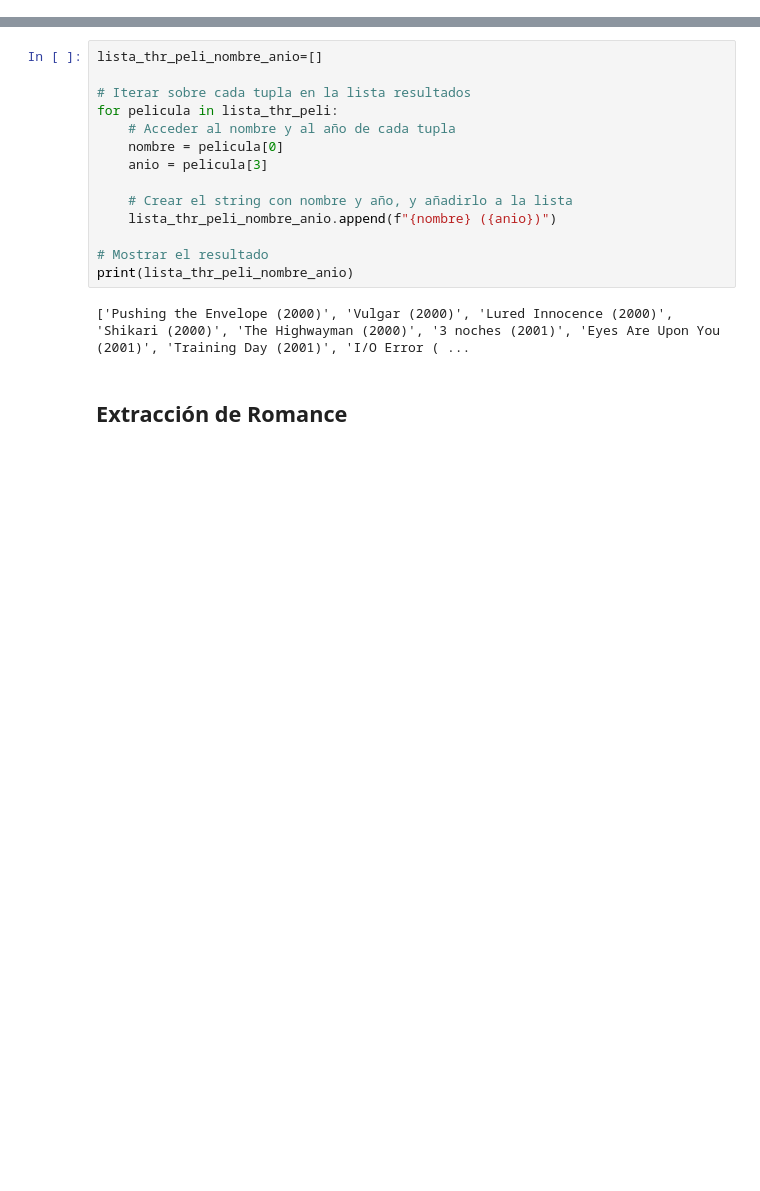
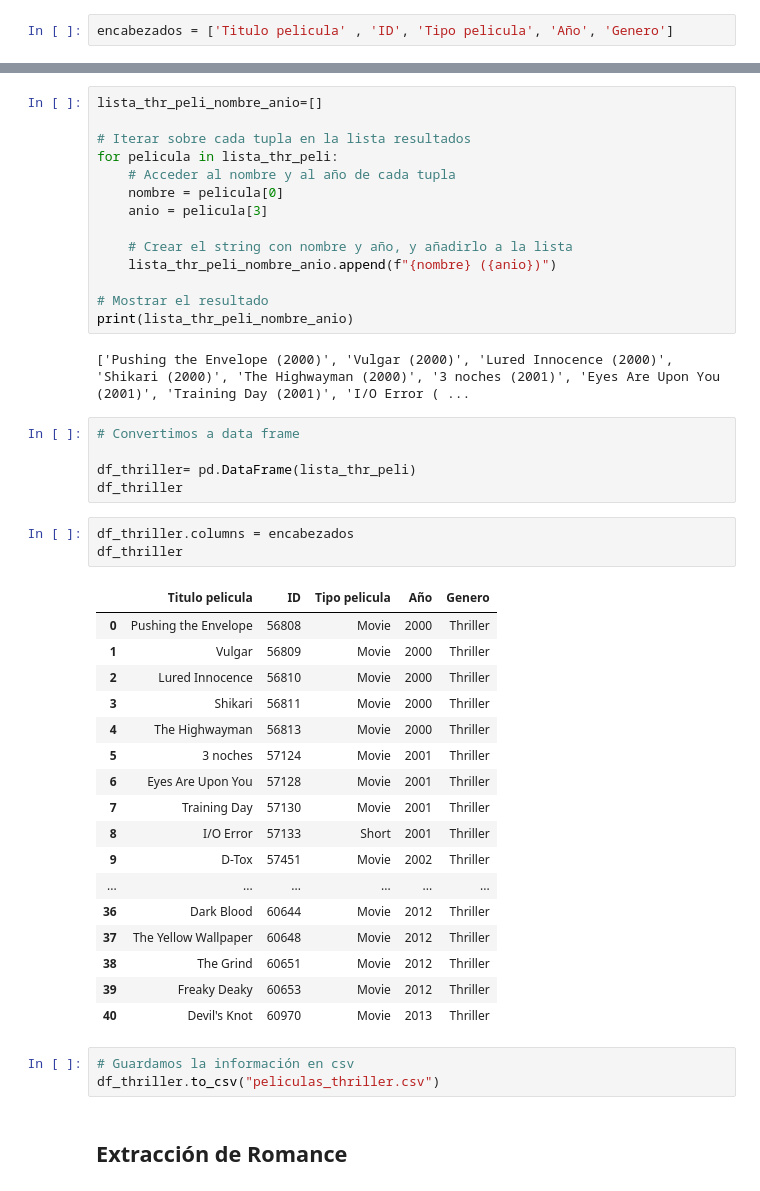
Before and after one commit to mariaie896/proyecto-da-promo-j-modulo-2-team-cinema-data, a Jupyter notebook: fase1_sprint1_extraccion.ipynb, the cells around one changed output, grey strips where cells are left out. Saved outputs shown, nothing was run; the diff lists cells and outputs as text; blank space fills up the shorter version.

Commit message:
csv peliculas de todos los generos

```diff
--- a/fase1_sprint1_extraccion.ipynb
+++ b/fase1_sprint1_extraccion.ipynb
@@ -119,0 +139,2 @@ Lista tupla de nombre y año de peli ['Love 101 (2000)', 'Nothing Sacred (2000)'
+# %%
+encabezados = ['Titulo pelicula' , 'ID', 'Tipo pelicula', 'Año', 'Genero']
@@ -205,6 +279,35 @@ for pelicula in lista_thr_peli:
 print(lista_thr_peli_nombre_anio)
 # %% [output]
 ['Pushing the Envelope (2000)', 'Vulgar (2000)', 'Lured Innocence (2000)', 'Shikari (2000)', 'The Highwayman (2000)', '3 noches (2001)', 'Eyes Are Upon You (2001)', 'Training Day (2001)', 'I/O Error ( ...
+# %%
+# Convertimos a data frame
+
+df_thriller= pd.DataFrame(lista_thr_peli)
+df_thriller
+# %%
+df_thriller.columns = encabezados
+df_thriller
+# %% [output]
+|  | Titulo pelicula | ID | Tipo pelicula | Año | Genero |
+| 0 | Pushing the Envelope | 56808 | Movie | 2000 | Thriller |
+| 1 | Vulgar | 56809 | Movie | 2000 | Thriller |
+| 2 | Lured Innocence | 56810 | Movie | 2000 | Thriller |
+| 3 | Shikari | 56811 | Movie | 2000 | Thriller |
+| 4 | The Highwayman | 56813 | Movie | 2000 | Thriller |
+| 5 | 3 noches | 57124 | Movie | 2001 | Thriller |
+| 6 | Eyes Are Upon You | 57128 | Movie | 2001 | Thriller |
+| 7 | Training Day | 57130 | Movie | 2001 | Thriller |
+| 8 | I/O Error | 57133 | Short | 2001 | Thriller |
+| 9 | D-Tox | 57451 | Movie | 2002 | Thriller |
+| ... | ... | ... | ... | ... | ... |
+| 36 | Dark Blood | 60644 | Movie | 2012 | Thriller |
+| 37 | The Yellow Wallpaper | 60648 | Movie | 2012 | Thriller |
+| 38 | The Grind | 60651 | Movie | 2012 | Thriller |
+| 39 | Freaky Deaky | 60653 | Movie | 2012 | Thriller |
+| 40 | Devil's Knot | 60970 | Movie | 2013 | Thriller |
+# %%
+# Guardamos la información en csv
+df_thriller.to_csv("peliculas_thriller.csv")
 # %% [markdown]
 ## Extracción de Romance
 # %% [markdown]
```
Also changed, not shown: parts of 18 cells of this notebook, 8 other files.
